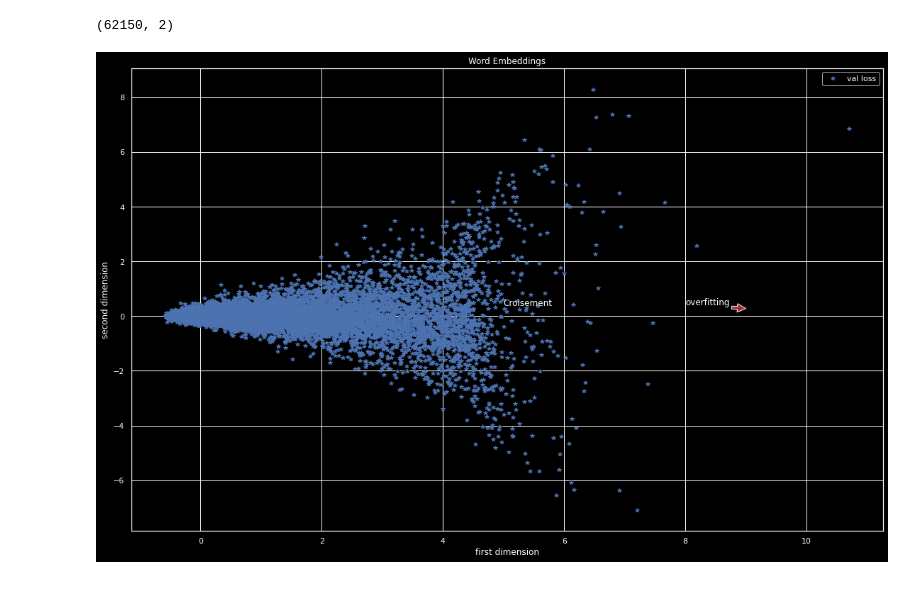
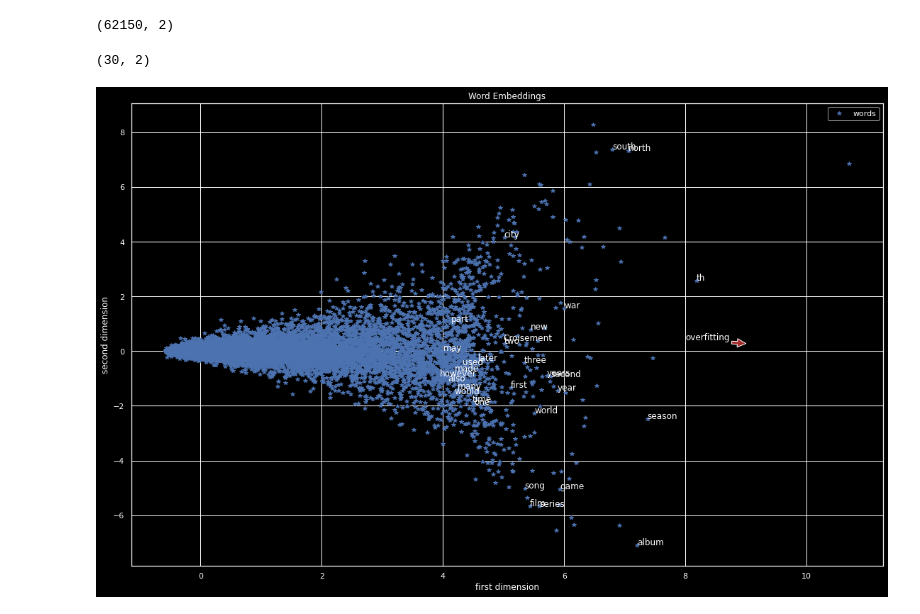
Before and after one commit to taminemelissa/quiz-generator, a Jupyter notebook: src/data/visualisation.ipynb, the cells around one changed output. Saved outputs shown, nothing was run; the diff lists cells and outputs as text; code cells hidden in the pictures.

```diff
--- a/src/data/visualisation.ipynb
+++ b/src/data/visualisation.ipynb
@@ -11,12 +11,6 @@ from wordcloud import WordCloud
 from collections import Counter
 
 try:
-    import data_loader as dl
-except ImportError:
-    dl = None
-    raise ImportError('data_loader' + ' not imported')
-
-try:
     import constants as c
 except ImportError:
     c = None
@@ -217,4 +211,4 @@ model.wv.most_similar(positive=['mother'])
  ('decides', 0.9821540713310242),
  ('parents', 0.9814055562019348)]
 # %%
-model.wv.index_to_key[:5]
+words = model.wv.index_to_key
@@ -223,5 +219,5 @@ model.wv.index_to_key[:5]
 # %%
-words_embedding = model.wv[model.wv.index_to_key]
+words_embedding = model.wv[words]
 # %%
 pca = PCA(n_components=2)
 # %%
@@ -230,23 +226,33 @@ words_embedding_dim_2 = pca.fit_transform(words_embedding)
 words_embedding_dim_2.shape
 # %% [output]
 (62150, 2)
+# %%
+words_embedding_dim_2_kept = words_embedding_dim_2[:N_MOST_COMMON, :]
+words_kept = words[:N_MOST_COMMON]
+# %%
+words_embedding_dim_2_kept.shape
+# %% [output]
+(30, 2)
 # %%
 seaborn.set()
 plt.style.use('dark_background')
 plt.figure(figsize = (19, 12))
 
 plt.plot(words_embedding_dim_2[:,0], words_embedding_dim_2[:,1], 'b', label = 'words', linewidth=0, marker = '*')
 
 plt.title('Word Embeddings')
 plt.xlabel('first dimension')
 plt.ylabel('second dimension')
 plt.text(5, 0.37, 'Croisement')
 plt.annotate('overfitting', xy=(9, 0.28), xytext=(8, 0.4),
 arrowprops={'facecolor':'brown', 'shrink':0.01} )
 plt.legend()
 
 plt.grid(True)
 
+for i, e in enumerate(words_kept):
+    plt.annotate(e, xy=(words_embedding_dim_2_kept[i, 0], words_embedding_dim_2_kept[i, 1]))
+
 plt.show()
 # %% [output]
-[figure, old version]
+[figure, new version]
```
Also changed, not shown: parts of 2 cells of this notebook, 5 other files.
